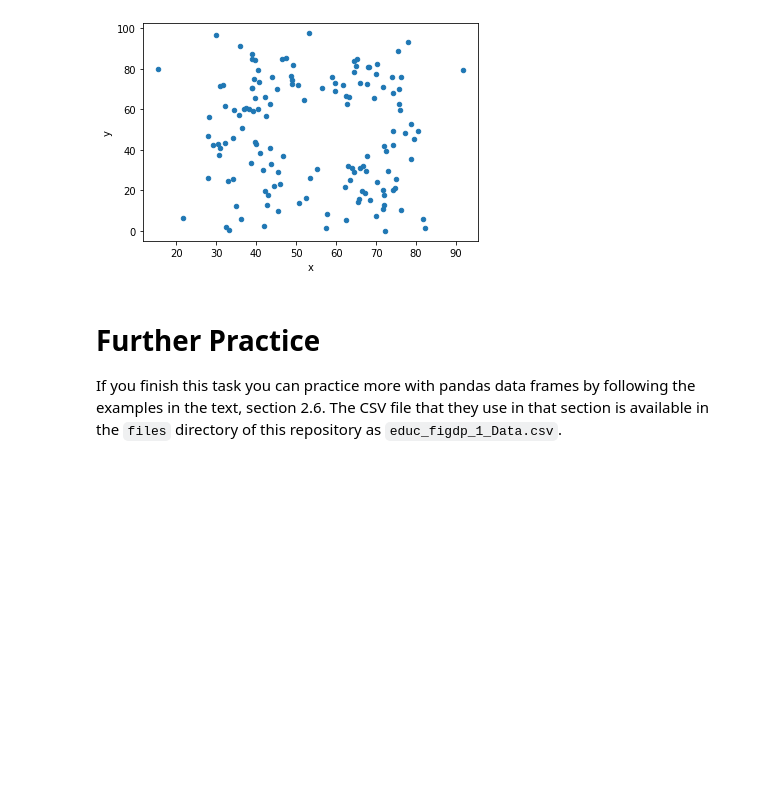
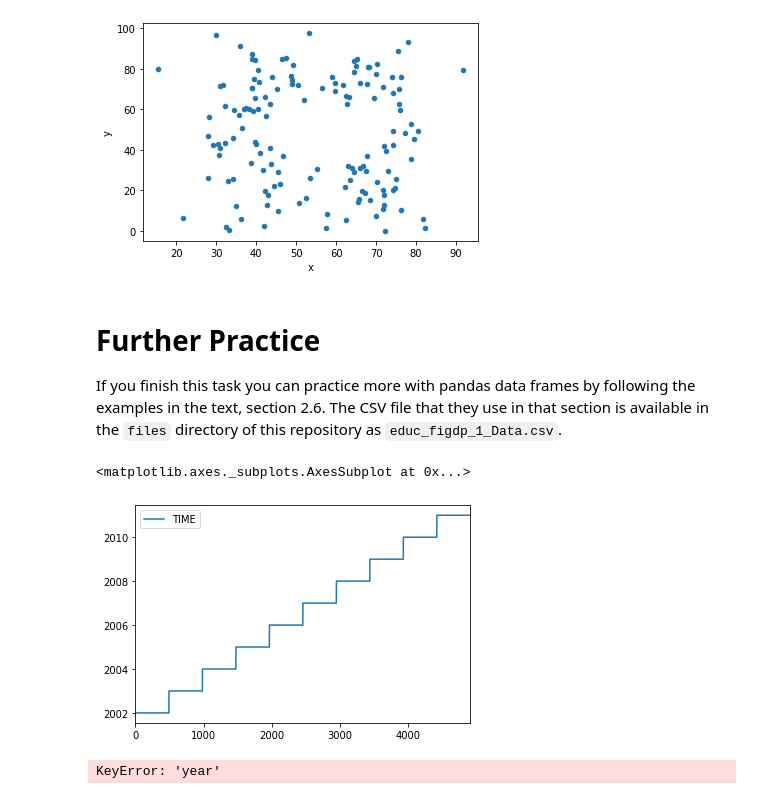
Before and after one commit to bhagyashreedhebe/MQ_DataScience, a Jupyter notebook: COMP6200 Week 2.ipynb, the cells around one changed output. Drawn from its saved outputs; the diff is of its cells as text; code cells hidden in the pictures; blank space fills up the shorter version.

```diff
--- a/COMP6200 Week 2.ipynb
+++ b/COMP6200 Week 2.ipynb
@@ -267,0 +265,13 @@ edufile = 'files/educ_figdp_1_Data.csv'
+# %%
+edufile = 'data/educ_figdp_1_Data.csv'
+edu_df= pd.read_csv(edufile)
+edu_df.plot()
+# %% [output]
+<matplotlib.axes._subplots.AxesSubplot at 0x...>
+[figure, added]
+# %%
+edufile = 'data/educ_figdp_1_Data.csv'
+edu_df2= pd.read_csv(edufile)
+edu_df2.plot(kind='scatter',x='year',y='year')
+# %% [output]
+KeyError: 'year'
```
Also changed, not shown: parts of 2 cells of this notebook.
